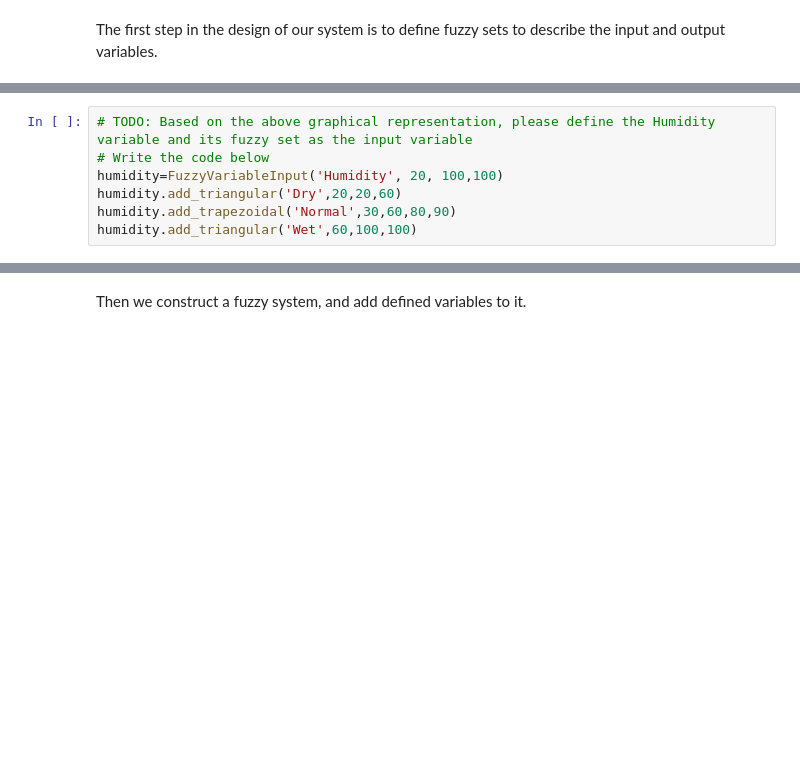
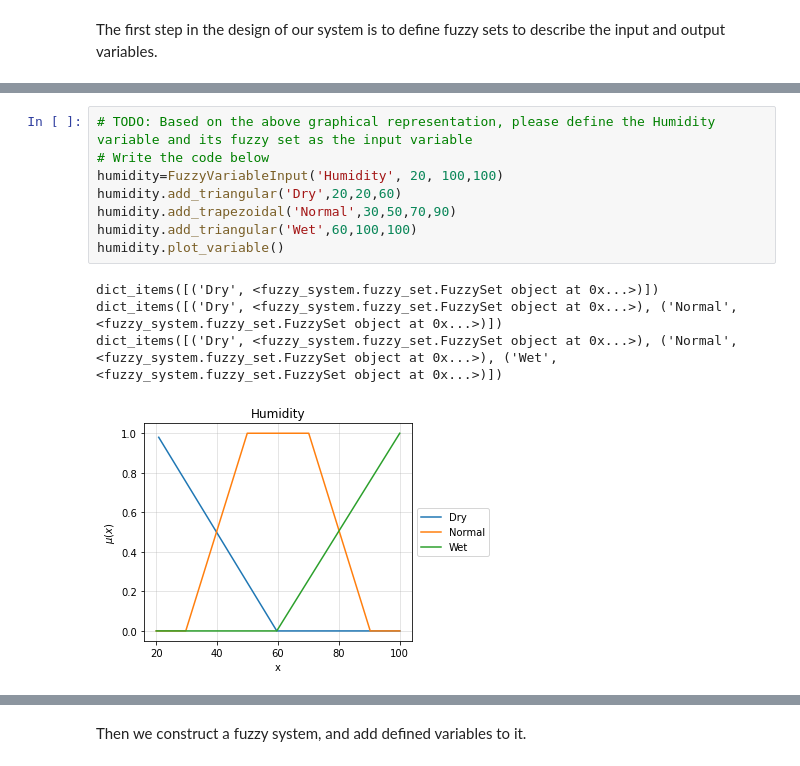
Before and after one commit to Ping-Jung/assignment-2, a Jupyter notebook: fuzzy_inference_system.ipynb, the cells around one changed output, grey strips where cells are left out. Cells and saved outputs as stored; diff of their text form; blank space fills up the shorter version.

```diff
--- a/fuzzy_inference_system.ipynb
+++ b/fuzzy_inference_system.ipynb
@@ -104,10 +104,16 @@ No handles with labels found to put in legend.
 # %%
 # TODO: Based on the above graphical representation, please define the Humidity variable and its fuzzy set as the input variable
 # Write the code below
 humidity=FuzzyVariableInput('Humidity', 20, 100,100)
 humidity.add_triangular('Dry',20,20,60)
-humidity.add_trapezoidal('Normal',30,60,80,90)
+humidity.add_trapezoidal('Normal',30,50,70,90)
 humidity.add_triangular('Wet',60,100,100)
+humidity.plot_variable()
+# %% [output]
+dict_items([('Dry', <fuzzy_system.fuzzy_set.FuzzySet object at 0x...>)])
+dict_items([('Dry', <fuzzy_system.fuzzy_set.FuzzySet object at 0x...>), ('Normal', <fuzzy_system.fuzzy_set.FuzzySet object at 0x...>)])
+dict_items([('Dry', <fuzzy_system.fuzzy_set.FuzzySet object at 0x...>), ('Normal', <fuzzy_system.fuzzy_set.FuzzySet object at 0x...>), ('Wet', <fuzzy_system.fuzzy_set.FuzzySet object at 0x...>)])
+[figure, added]
 # %%
 # TODO: Based on the above graphical representation, please define the Speed variable and its fuzzy set as the output variable
 # Write the code below
```
Also changed, not shown: parts of 3 cells of this notebook, 3 other files.
